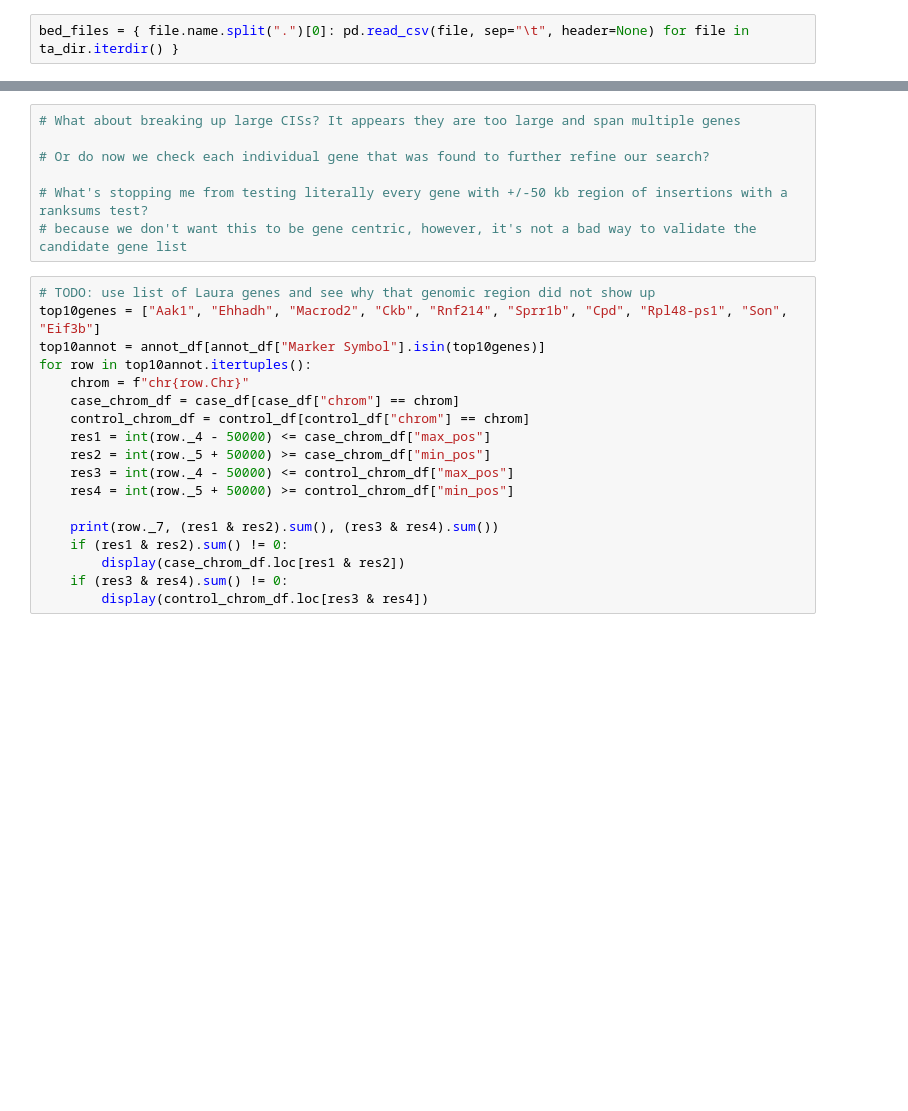
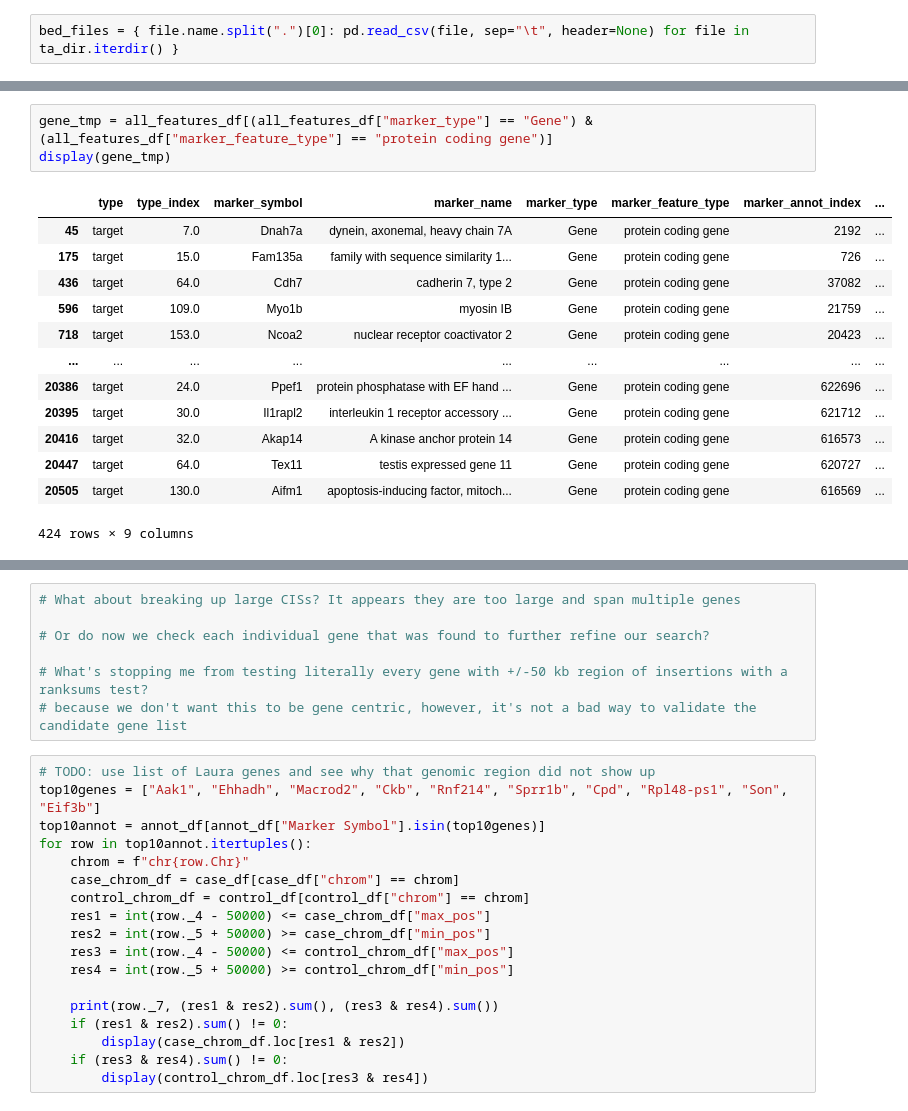
Before and after one commit to RogersLabGroup/NetCIS, a Jupyter notebook: notebooks/cis_networks_analysis.ipynb, the cells around one changed output, grey strips where cells are left out. Cells and saved outputs as stored; diff of their text form; blank space fills up the shorter version.

```diff
--- a/notebooks/cis_networks_analysis.ipynb
+++ b/notebooks/cis_networks_analysis.ipynb
@@ -469,0 +143,17 @@ unique genomic features: 447
+# %%
+gene_tmp = all_features_df[(all_features_df["marker_type"] == "Gene") & (all_features_df["marker_feature_type"] == "protein coding gene")]
+display(gene_tmp)
+# %% [output]
+|  | type | type_index | marker_symbol | marker_name | marker_type | marker_feature_type | marker_annot_index | ... |
+| 45 | target | 7.0 | Dnah7a | dynein, axonemal, heavy chain 7A | Gene | protein coding gene | 2192 | ... |
+| 175 | target | 15.0 | Fam135a | family with sequence similarity 1... | Gene | protein coding gene | 726 | ... |
+| 436 | target | 64.0 | Cdh7 | cadherin 7, type 2 | Gene | protein coding gene | 37082 | ... |
+| 596 | target | 109.0 | Myo1b | myosin IB | Gene | protein coding gene | 21759 | ... |
+| 718 | target | 153.0 | Ncoa2 | nuclear receptor coactivator 2 | Gene | protein coding gene | 20423 | ... |
+| ... | ... | ... | ... | ... | ... | ... | ... | ... |
+| 20386 | target | 24.0 | Ppef1 | protein phosphatase with EF hand ... | Gene | protein coding gene | 622696 | ... |
+| 20395 | target | 30.0 | Il1rapl2 | interleukin 1 receptor accessory ... | Gene | protein coding gene | 621712 | ... |
+| 20416 | target | 32.0 | Akap14 | A kinase anchor protein 14 | Gene | protein coding gene | 616573 | ... |
+| 20447 | target | 64.0 | Tex11 | testis expressed gene 11 | Gene | protein coding gene | 620727 | ... |
+| 20505 | target | 130.0 | Aifm1 | apoptosis-inducing factor, mitoch... | Gene | protein coding gene | 616569 | ... |
+424 rows × 9 columns
```
Also changed, not shown: parts of 13 cells of this notebook, 4 other files.
